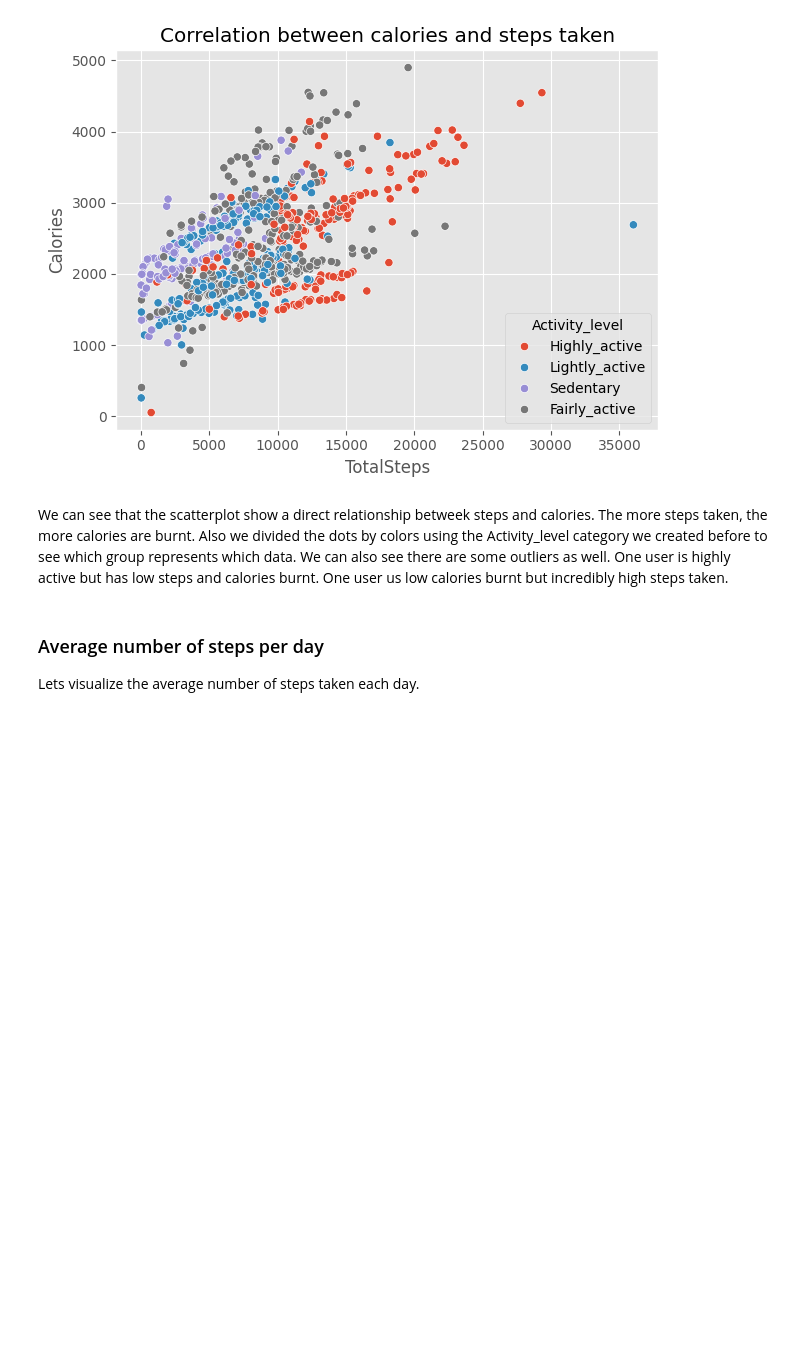
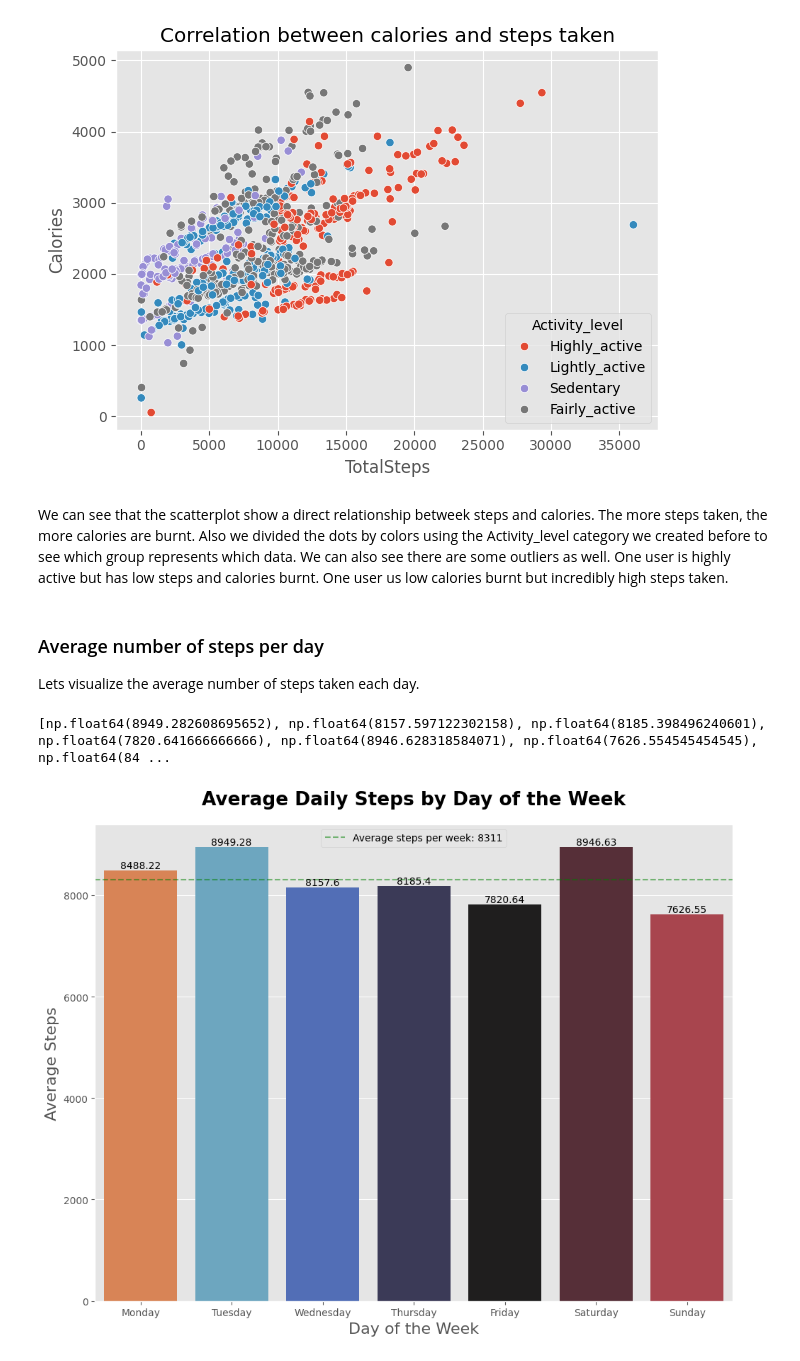
Before and after one commit to PramitKhatri/Bellabeat-data-analysis-case-study, a Jupyter notebook: notebook4521ead505.ipynb, the cells around one changed output. Cells and saved outputs as stored; diff of their text form; code cells hidden in the pictures; blank space fills up the shorter version.

Commit message:
Kaggle Notebook | FitBit Data Analysis | v_0.9

```diff
--- a/notebook4521ead505.ipynb
+++ b/notebook4521ead505.ipynb
@@ -512,3 +518,45 @@ We can also see there are some outliers as well. One user is highly active but h
 # %% [markdown]
 ### Average number of steps per day
 Lets visualize the average number of steps taken each day.
+# %%
+# average steps per day
+
+# Set the order for days of the week according to our data
+day_order = ['Monday', 'Tuesday', 'Wednesday', 'Thursday', 'Friday', 'Saturday', 'Sunday']
+
+# create a figure using matplotlib
+plt.figure(figsize=(10,8))
+
+# seaborn automatically groups the data by weekday and calculates the mean
+# assigning the barplot to a variable allows to access the individual bars inside them to add labels and such
+mybarchart = sns.barplot(data=df_sub, x='day_of_week', y='TotalSteps', order=day_order, hue='day_of_week', palette='icefire', errorbar=None)# errorbar=None removes the black lines on top of the bar graph
+
+# adding label for the values of each day of the week
+for bars_value in mybarchart.containers:
+    mybarchart.bar_label(bars_value)
+
+
+# Trying something new and kinda useless but still
+bar_heights = [] # a list for average total steps for each day of the week
+for bars_value in mybarchart.patches: #In Matplotlib, each bar is a "patch"
+    values = bars_value.get_height()  #get_height() method to pull the numerical value
+    bar_heights.append(values)
+
+print(bar_heights)
+average_steps = sum(bar_heights) / len(bar_heights)
+
+
+
+# figure labels
+plt.title('Average Daily Steps by Day of the Week',fontsize=19,pad=20 , fontweight='bold')
+plt.xlabel('Day of the Week', fontsize=16)
+plt.ylabel('Average Steps', fontsize=16)
+
+plt.axhline(y =average_steps, color='green', linestyle='--', alpha=0.5, label=f'Average steps per week: {round(average_steps.item())}', ) # item() function to get the value from numpy values
+
+plt.tight_layout()
+plt.legend()
+plt.show()
+# %% [output]
+[np.float64(8949.282608695652), np.float64(8157.597122302158), np.float64(8185.398496240601), np.float64(7820.641666666666), np.float64(8946.628318584071), np.float64(7626.554545454545), np.float64(84 ...
+[figure, added]
```
Also changed, not shown: parts of 3 cells of this notebook.
